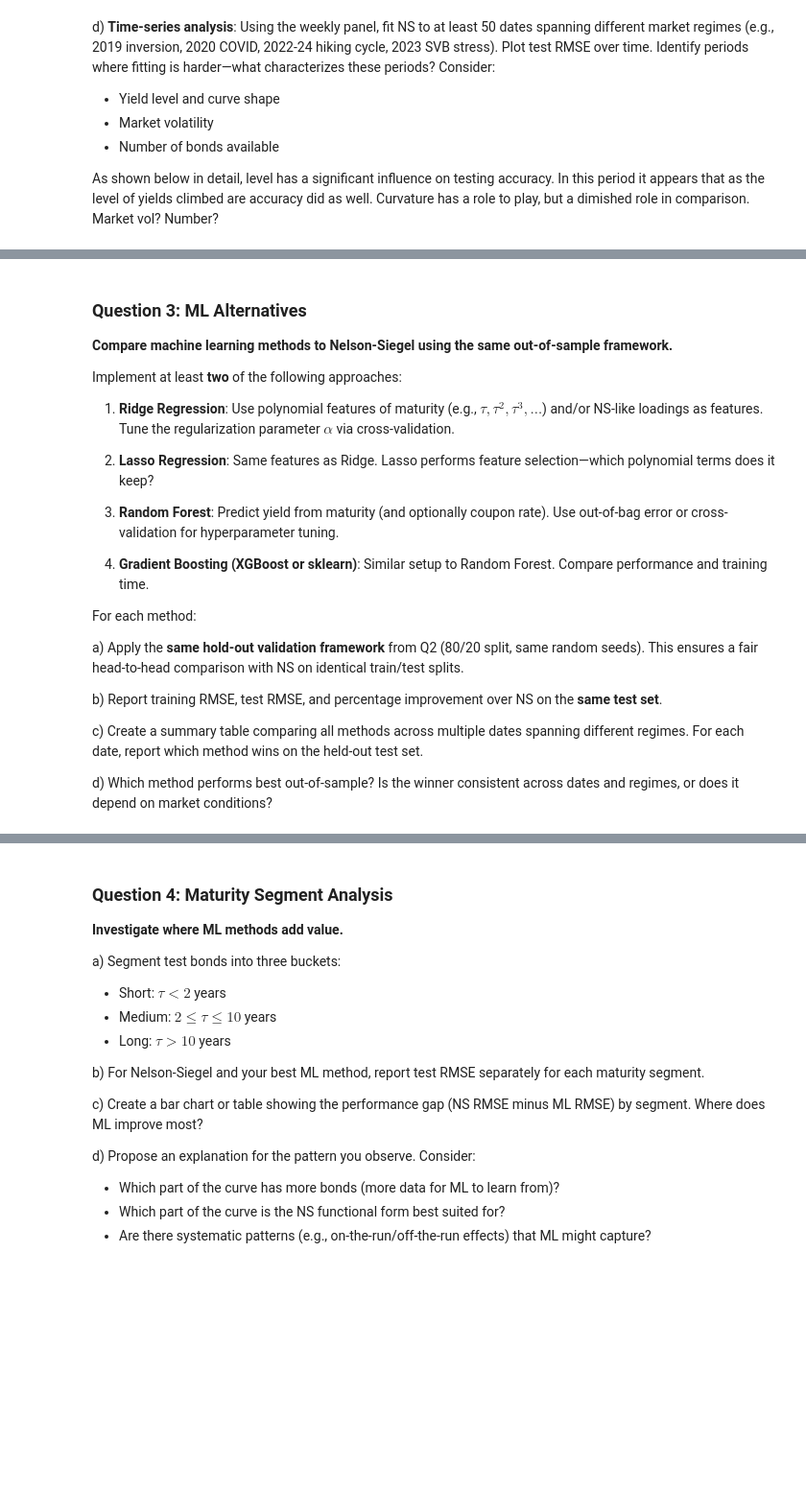
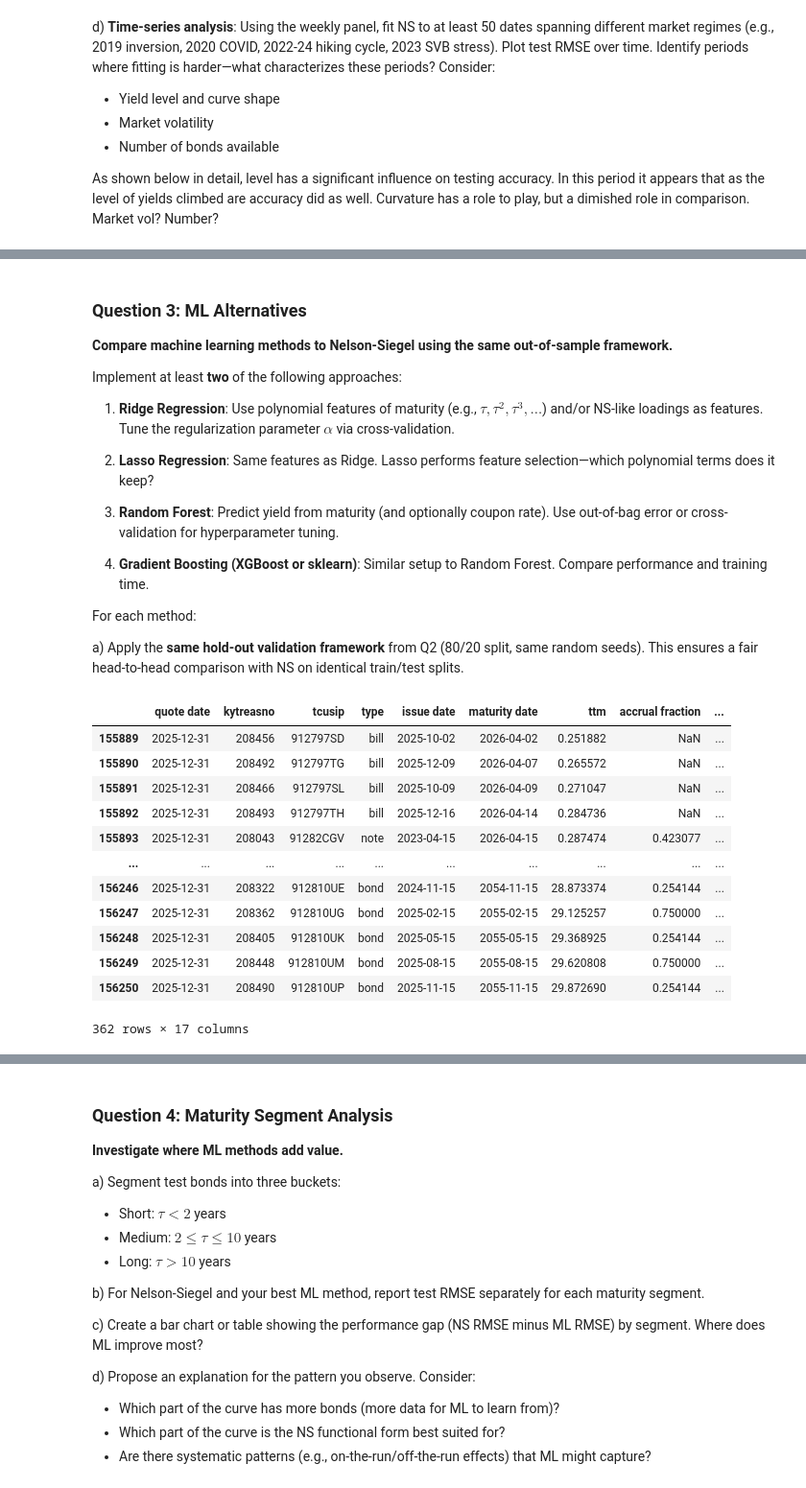
Before and after one commit to AdithSrinivasan/treasury-curve-models, a Jupyter notebook: curve.ipynb, the cells around one changed output, grey strips where cells are left out. Shown at 96% size. Saved outputs shown, nothing was run; the diff lists cells and outputs as text; code cells hidden in the pictures; blank space fills up the shorter version.

```diff
--- a/curve.ipynb
+++ b/curve.ipynb
@@ -517,9 +522,19 @@ Implement at least **two** of the following approaches:
 For each method:
 
 a) Apply the **same hold-out validation framework** from Q2 (80/20 split, same random seeds). This ensures a fair head-to-head comparison with NS on identical train/test splits.
-
-b) Report training RMSE, test RMSE, and percentage improvement over NS on the **same test set**.
-
-c) Create a summary table comparing all methods across multiple dates spanning different regimes. For each date, report which method wins on the held-out test set.
-
-d) Which method performs best out-of-sample? Is the winner consistent across dates and regimes, or does it depend on market conditions?
+# %%
+quotes
+# %% [output]
+|  | quote date | kytreasno | tcusip | type | issue date | maturity date | ttm | accrual fraction | ... |
+| 155889 | 2025-12-31 | 208456 | 912797SD | bill | 2025-10-02 | 2026-04-02 | 0.251882 | NaN | ... |
+| 155890 | 2025-12-31 | 208492 | 912797TG | bill | 2025-12-09 | 2026-04-07 | 0.265572 | NaN | ... |
+| 155891 | 2025-12-31 | 208466 | 912797SL | bill | 2025-10-09 | 2026-04-09 | 0.271047 | NaN | ... |
+| 155892 | 2025-12-31 | 208493 | 912797TH | bill | 2025-12-16 | 2026-04-14 | 0.284736 | NaN | ... |
+| 155893 | 2025-12-31 | 208043 | 91282CGV | note | 2023-04-15 | 2026-04-15 | 0.287474 | 0.423077 | ... |
+| ... | ... | ... | ... | ... | ... | ... | ... | ... | ... |
+| 156246 | 2025-12-31 | 208322 | 912810UE | bond | 2024-11-15 | 2054-11-15 | 28.873374 | 0.254144 | ... |
+| 156247 | 2025-12-31 | 208362 | 912810UG | bond | 2025-02-15 | 2055-02-15 | 29.125257 | 0.750000 | ... |
+| 156248 | 2025-12-31 | 208405 | 912810UK | bond | 2025-05-15 | 2055-05-15 | 29.368925 | 0.254144 | ... |
+| 156249 | 2025-12-31 | 208448 | 912810UM | bond | 2025-08-15 | 2055-08-15 | 29.620808 | 0.750000 | ... |
+| 156250 | 2025-12-31 | 208490 | 912810UP | bond | 2025-11-15 | 2055-11-15 | 29.872690 | 0.254144 | ... |
+362 rows × 17 columns
```
Also changed, not shown: parts of 15 cells of this notebook.
